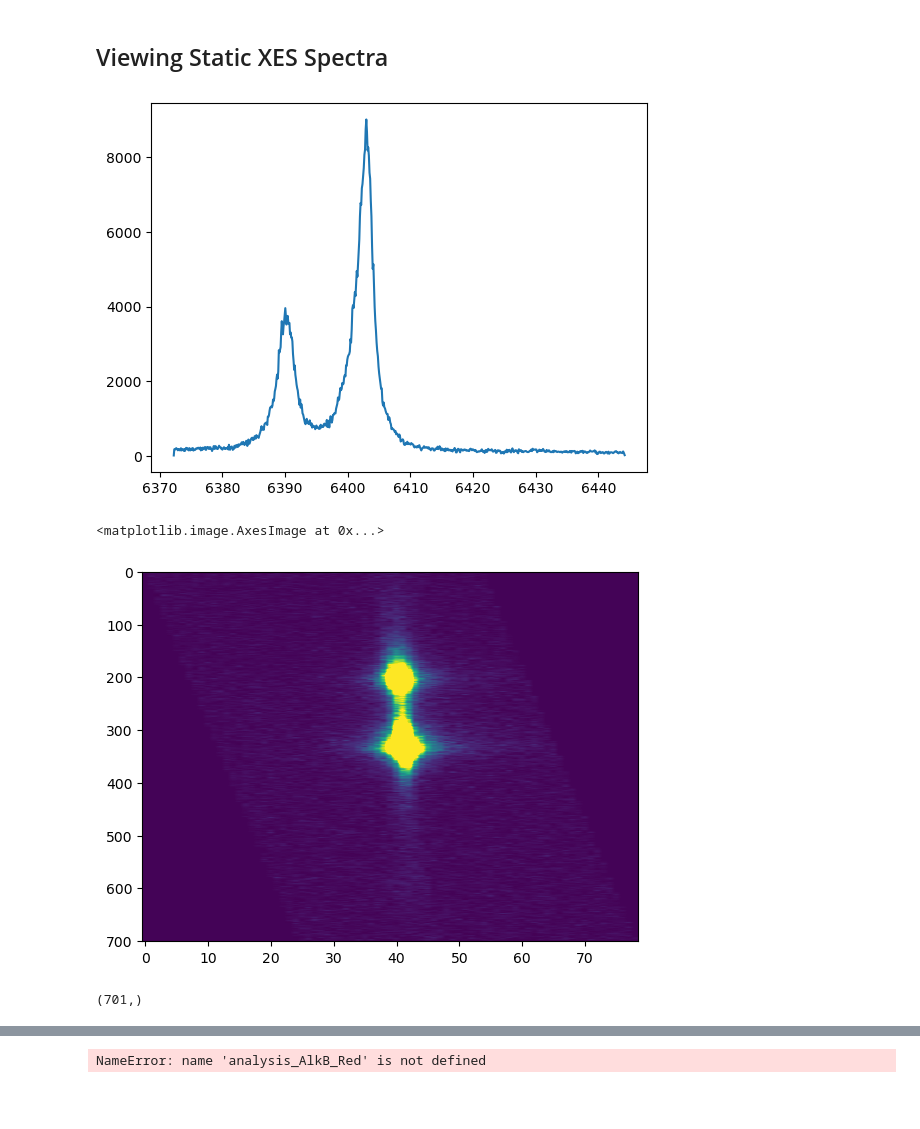
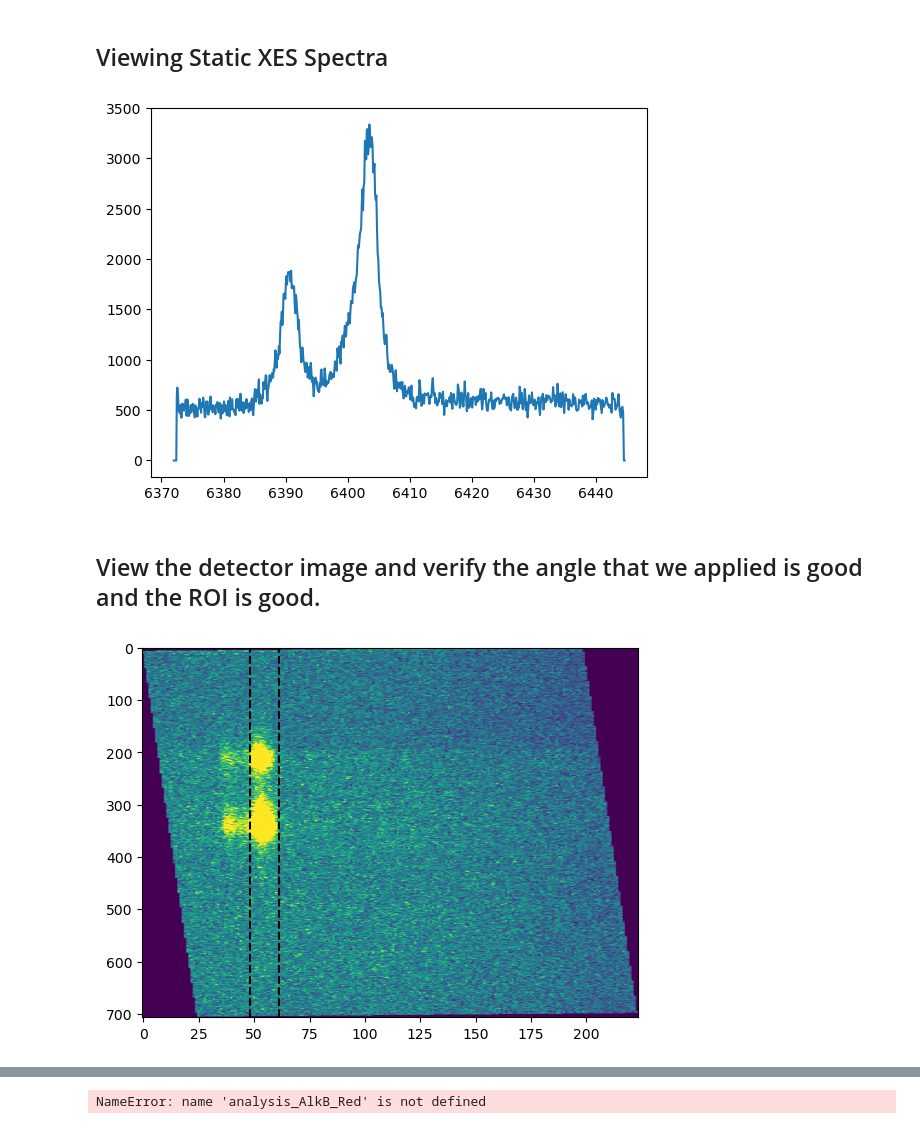
Before and after one commit to lg345/XSpect, a Jupyter notebook: XSpect_XES_mfxl1033223_CA.ipynb, the cells around one changed output, grey strips where cells are left out. Cells and saved outputs as stored; diff of their text form; code cells hidden in the pictures; blank space fills up the shorter version.

```diff
--- a/XSpect_XES_mfxl1033223_CA.ipynb
+++ b/XSpect_XES_mfxl1033223_CA.ipynb
@@ -25,23 +25,34 @@ import pickle
 # %% [markdown]
 ## Viewing Static XES Spectra
 # %%
+##do not change
+
 xes_experiment = XSpect.XSpect_Analysis.spectroscopy_experiment(hutch='mfx',experiment_id='mfxl1033223',lcls_run=23)
 xes=XSpect.XSpect_Controller.XESBatchAnalysisRotation()
 keys=['ipm_dg2/sum']
 names=['ipm']
 xes.set_key_aliases(keys,names)
+xes.transpose=True
+xes.pixels_to_patch=[382,383,384,385]#needed to change since detector is 90 degrees from standard. e.g. transposed above
+xes.patch_mode='polynomial'
+
+## end do not change
+
+#Set epix detector here
 xes.key_epix=['epix_1/ROI_0_area'] #Uncomment this for additional detector.
 xes.hitfind=True
 #xes.import_roi=[[0,-1]]
-xes.rois=[[0,50]]
+xes.rois=[[48,61]] #set this ROI and iterate with the full detector image in the next cell.
+
+#remove this filter if measuring with attenuating beam e.g. with foil.
 xes.add_filter('xray','ipm',1.0E3)
-#xes.add_filter('simultaneous','ipm4',1.0E3)
+##
+
 xes.adu_cutoff=3.0
 xes.angle=2
-xes.transpose=True
-xes.pixels_to_patch=[382,383,384,385]#needed to change since detector is 90 degrees from standard. e.g. transposed above
-xes.patch_mode='polynomial'
-xes.run_parser(['10'])
+
+
+xes.run_parser(['665-667'])
 start=time.time()
 xes.primary_analysis_parallel_range(4,xes_experiment,method=xes.primary_analysis_static,increment=2000,verbose=False)
 end=time.time()
@@ -52,18 +63,16 @@ v.make_energy_axis(A=41.25, R=250,  mm_per_pixel=0.05, d=0.981)
 plt.plot(v.energy,v.summed_xes)
 xes.aggregate_statistics()
 # %% [output]
-[figure, old version]
+[figure, new version]
+# %% [markdown]
+## View the detector image and verify the angle that we applied is good and the ROI is good.
 # %%
 xes.analyzed_runs[0].epix
 v.combine_static_spectra(xes_analysis=xes,xes_key='epix')
 v.summed_xes.shape
 vmin, vmax = np.percentile(v.summed_xes, [1,99])
 plt.imshow(v.summed_xes,vmin = vmin, vmax = vmax, aspect='auto')
+for i in xes.rois[0]:
+    plt.axvline(i,color='k',linestyle='--')
 # %% [output]
-<matplotlib.image.AxesImage at 0x...>
-[figure, old version]
+[figure, new version]
-# %%
-v.combine_static_spectra(xes_analysis=xes,xes_key='epix_ROI_1')
-v.summed_xes.shape
-# %% [output]
-(701,)
```
Also changed, not shown: parts of 18 cells of this notebook.
